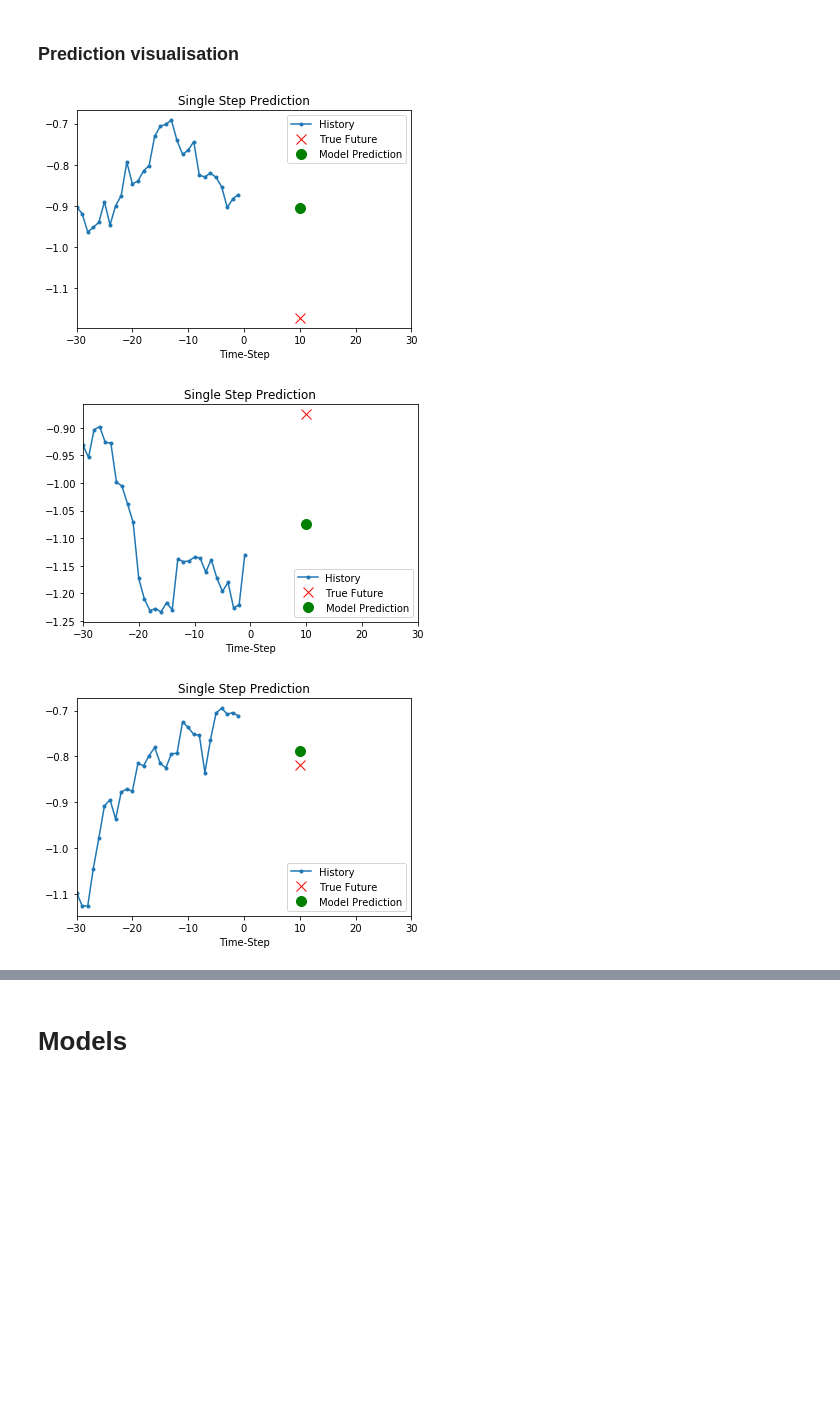
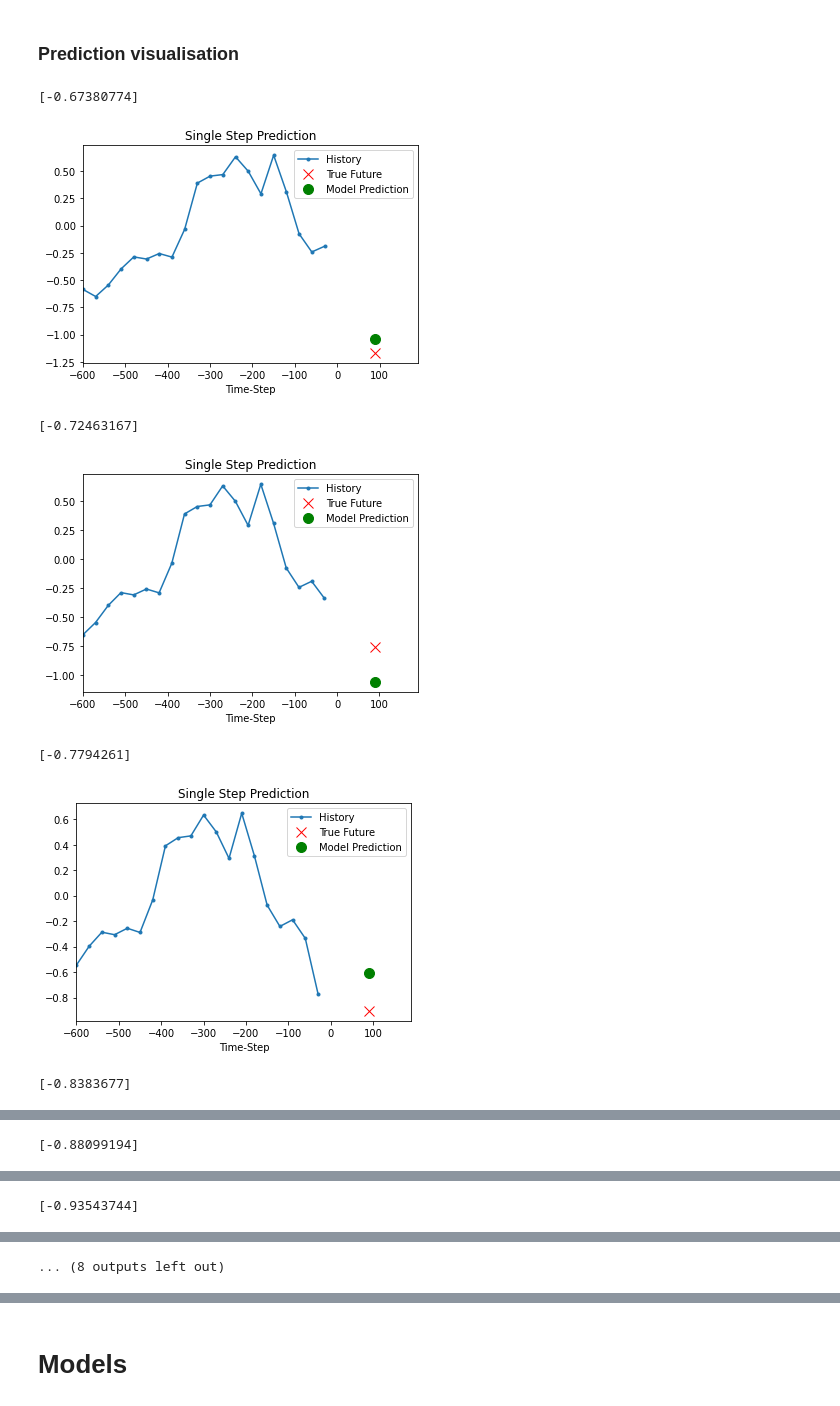
Before and after one commit to robLaing2/Forex_ANN_Forecasting, a Jupyter notebook: ForexAnnEnvironment.ipynb, the cells around one changed output, grey strips where cells are left out. Saved outputs shown, nothing was run; the diff lists cells and outputs as text; code cells hidden in the pictures; blank space fills up the shorter version.

Commit message:
LSTM single-step now not producing similar outputs

```diff
--- a/ForexAnnEnvironment.ipynb
+++ b/ForexAnnEnvironment.ipynb
@@ -118,7 +117,7 @@ def getMovingAverages(data, windowSize):
     return movingAverages
 
 fiveDayMovingAverages = getMovingAverages(forexDataN, 5)
-tenDayMovingAverages = getMovingAverages(forexDataN, 10)
+tenDayMovingAverages = getMovingAverages(forexDataN, 20)
 
 fiveDayDict = {ukFOREXdates[i]: fiveDayMovingAverages[i] for i in range(len(fiveDayMovingAverages))}
 tenDayDict = {ukFOREXdates[i]: tenDayMovingAverages[i] for i in range(len(tenDayMovingAverages))}
@@ -477,7 +476,7 @@ pd.set_option('display.max_columns', None)
 pd.set_option('display.width', None)
 pd.set_option('display.max_colwidth', -1)
 
-completeDf = pd.DataFrame(columns=['Date','ForexRate','5dayMovingAvg','10dayMovingAvg','CPIRatio', 'IRRatio', 'BOPRatio', 'OvrLIBOR', '1mLIBOR','3mLIBOR','6mLIBOR','12mLIBOR'])
+completeDf = pd.DataFrame(columns=['Date','ForexRate','5dayMovingAvg','20dayMovingAvg','CPIRatio', 'IRRatio', 'BOPRatio', 'OvrLIBOR', '1mLIBOR','3mLIBOR','6mLIBOR','12mLIBOR'])
 
 cpiCounter = 0
 irCounter = 0
@@ -502,7 +501,7 @@ for index, row in mainDf.iterrows():
     completeDf = completeDf.append({'Date':date,
                             'ForexRate':forex,
                             '5dayMovingAvg':movingAvg5Day,
-                            '10dayMovingAvg':movingAvg10Day,
+                            '20dayMovingAvg':movingAvg10Day,
                             'CPIRatio': cpi,
                             'IRRatio' : ir,
                             'BOPRatio': bop,
@@ -671,0 +667,26 @@ Epoch 10/10
+# %%
+for x in range(1,FOLDS):
+
+    valIndex = fold_locations[x]
+
+    if (x==FOLDS-1):
+        endIndex = None
+    else:
+        endIndex = fold_locations[x+1]
+
+
+    xTrain, yTrain = singleStepDataSplit(dataSet, dataSet[:, 0], 0, valIndex, TIME_LAGS, PREDICTION_HORIZON, STEP)
+
+    xVal, yVal = singleStepDataSplit(dataSet, dataSet[:, 0], valIndex, endIndex, TIME_LAGS, PREDICTION_HORIZON, STEP)
+
+    dataTrain = tf.data.Dataset.from_tensor_slices((xTrain, yTrain))
+    dataTrain = dataTrain.cache().batch(BATCH_SIZE).repeat()
+
+    dataVal = tf.data.Dataset.from_tensor_slices((xVal, yVal))
+    dataVal = dataVal.batch(BATCH_SIZE).repeat()
+
+    print("--------------------- Fold", "%d/%d --------------------------" % (x, FOLDS))
+
+    result = model2.fit(dataTrain, epochs=EPOCHS, steps_per_epoch=EVALUATION_INTERVAL, validation_data=dataVal, validation_steps=50)
+
+    results.append(result)
@@ -674,40 +713,45 @@ Epoch 10/10
 # %%
 import matplotlib as mpl
 import matplotlib.pyplot as plt
-
 
 def create_time_steps(length,steps):
     return list(np.arange(-length, 0,step=steps))
 
 def show_plot(plot_data, delta, title):
     labels = ['History', 'True Future', 'Model Prediction']
     marker = ['.-', 'rx', 'go']
-    time_steps = create_time_steps(plot_data[0].shape[0],1)
+    time_steps = create_time_steps(TIME_LAGS,STEP)
+
     if delta:
         future = delta
     else:
         future = 0
 
     plt.title(title)
     for i, x in enumerate(plot_data):
         if i:
             plt.plot(future, plot_data[i], marker[i], markersize=10,
                     label=labels[i])
         else:
             plt.plot(time_steps, plot_data[i].flatten(), marker[i], label=labels[i])
 
     plt.legend()
     plt.xlim([time_steps[0], (future+5)*2])
     plt.xlabel('Time-Step')
     return plt
 
 
-for x, y in dataVal.take(3):
+for x, y in dataVal.take(10):
     plot = show_plot([x[0][:, 0].numpy(), y[0].numpy(),
-                        model.predict(x)[0]], PREDICTION_HORIZON,
+                        model2.predict(x)[0]], PREDICTION_HORIZON,
                     'Single Step Prediction')
+    print(model.predict(x)[0])
     plot.show()
 # %% [output]
+[-0.67380774]
-[figure, old version]
+[figure, new version]
+[-0.72463167]
-[figure, old version]
+[figure, new version]
+[-0.7794261]
-[figure, old version]
+[figure, new version]
+[-0.8383677]
@@ -713,0 +759 @@ for x, y in dataVal.take(3):
+[-0.88099194]
@@ -713,0 +761 @@ for x, y in dataVal.take(3):
+[-0.93543744]
@@ -713,0 +763 @@ for x, y in dataVal.take(3):
+... (8 outputs left out)
```
Also changed, not shown: parts of 22 cells of this notebook.
